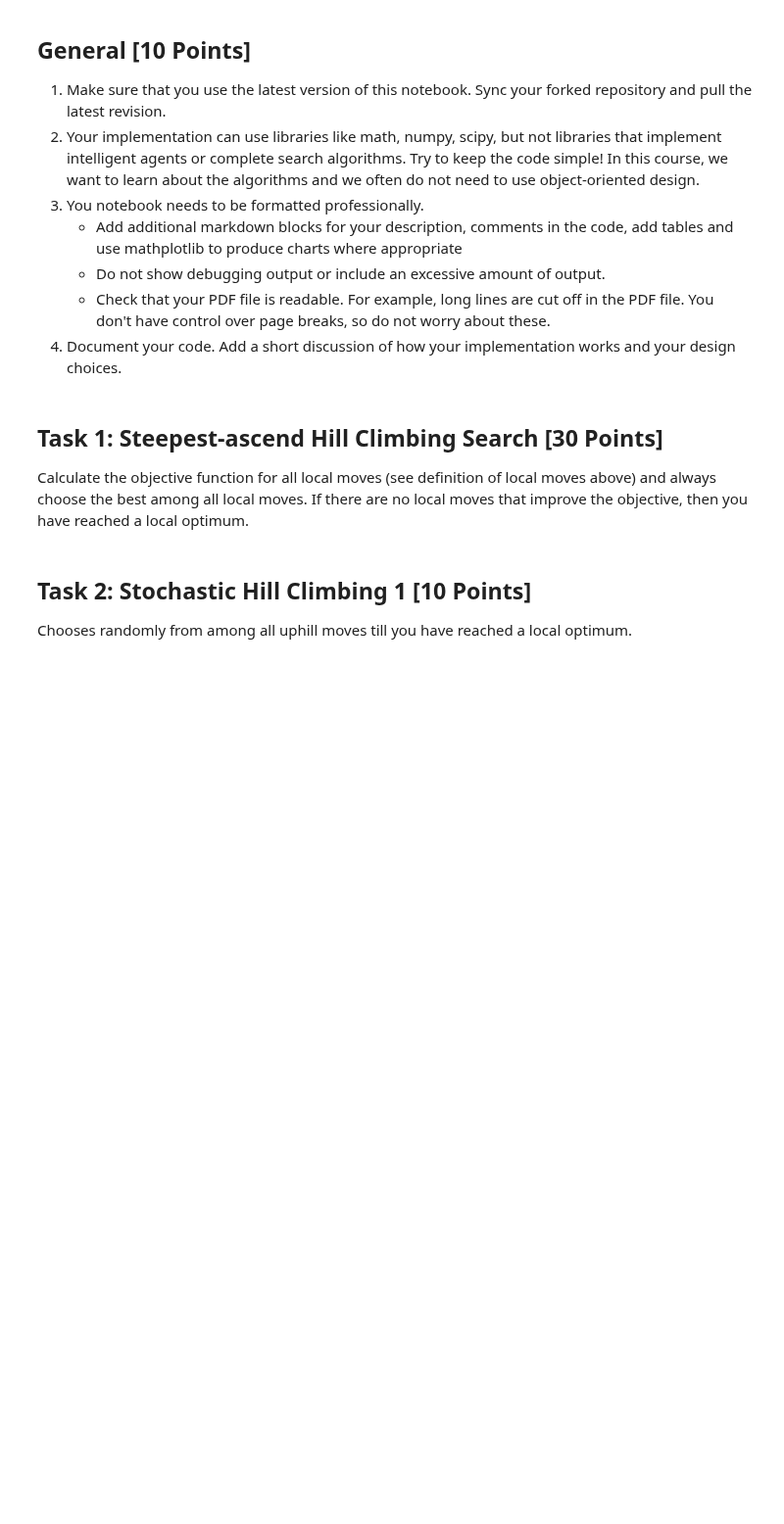
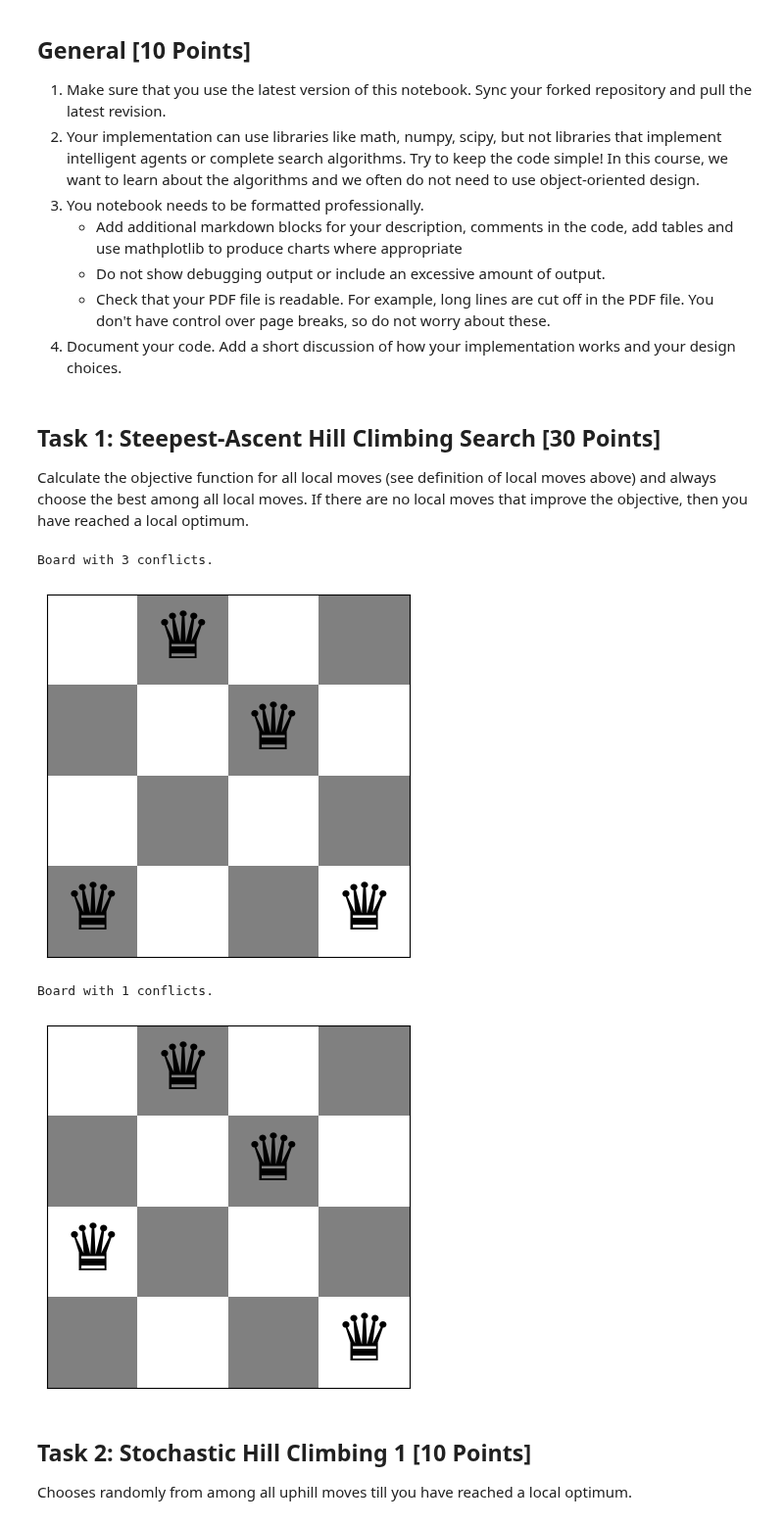
Before and after one commit to Mikecamdo/ArtificialIntelligence, a Jupyter notebook: Assignment 4/n_queens.ipynb, the cells around one changed output. Shown at 98% size. Cells and saved outputs as stored; diff of their text form; code cells hidden in the pictures; blank space fills up the shorter version.

Commit message:
Implement Steepest-Ascent
Implemented Steepest-Ascent Hill Climbing Search, which chooses the best available local move until a solution is found or a local optimum is reached

```diff
--- a/Assignment 4/n_queens.ipynb
+++ b/Assignment 4/n_queens.ipynb
@@ -126,6 +126,6 @@ Board with 0 conflicts.
     - Check that your PDF file is readable. For example, long lines are cut off in the PDF file. You don't have control over page breaks, so do not worry about these.
 4. Document your code. Add a short discussion of how your implementation works and your design choices.
 # %% [markdown]
-## Task 1: Steepest-ascend Hill Climbing Search [30 Points]
+## Task 1: Steepest-Ascent Hill Climbing Search [30 Points]
 
 Calculate the objective function for all local moves (see definition of local moves above) and always choose the best among all local moves. If there are no local moves that improve the objective, then you have reached a local optimum.
@@ -134,3 +132,47 @@ Calculate the objective function for all local moves (see definition of local mo
+# %%
+# Code and description go here
+
+# For each possible move, find the number of conflicts
+# Make the move that minimizes the number of conflicts (I think you can only move 1 queen at a time)
+# Repeat
+from copy import deepcopy
+
+def steepest_ascent(board):
+    while True: # loop that runs until a solution is found or a local optimum is reached
+        best_move = None # set best_move to none
+        best_move_objective = conflicts(board) # set best_move_objective to the current number of conflicts
+
+        for row, queen in enumerate(board): # loops through every possible move
+            for i in range(len(board)):
+                temp_board = deepcopy(board)
+                if i != temp_board[row]:
+                    temp_board[row] = i
+                    num_conflicts = conflicts(temp_board)
+                    if num_conflicts < best_move_objective: # find move that reduces the number of conflicts the most
+                        best_move = temp_board
+                        best_move_objective = num_conflicts
+
+        if best_move is None: # if a local optimum has been reached
+            break
+
+        board = best_move
+
+        if conflicts(board) == 0: # if a solution has been found
+            break
+
+    return board
+# %%
+board = random_board(4)
+show_board(board)
+
+board = steepest_ascent(board)
+
+show_board(board)
+# %% [output]
+Board with 3 conflicts.
+[figure, added]
+Board with 1 conflicts.
+[figure, added]
 # %% [markdown]
 ## Task 2: Stochastic Hill Climbing 1 [10 Points]
 
```
Also changed, not shown: parts of 1 cell of this notebook.
